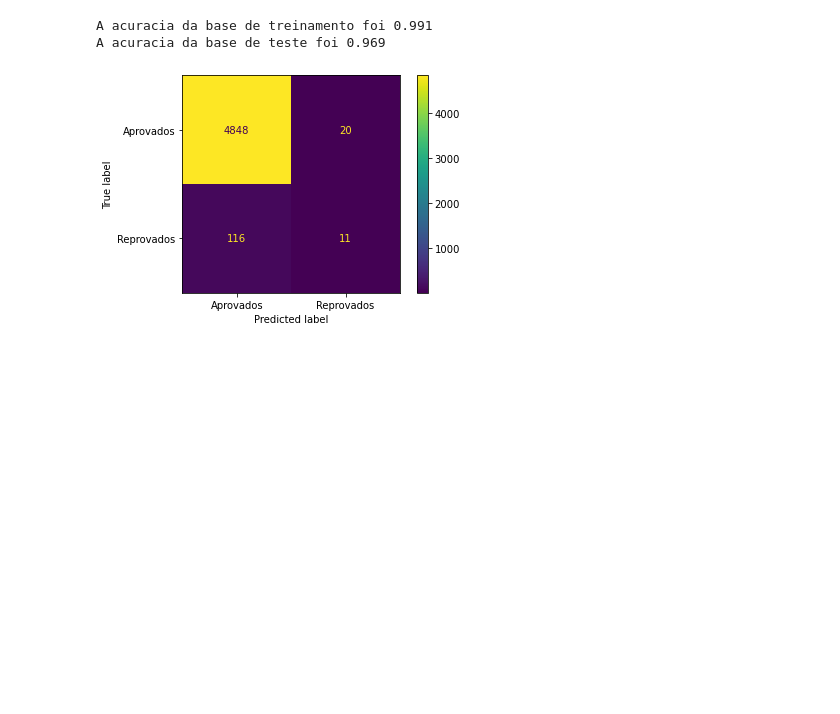
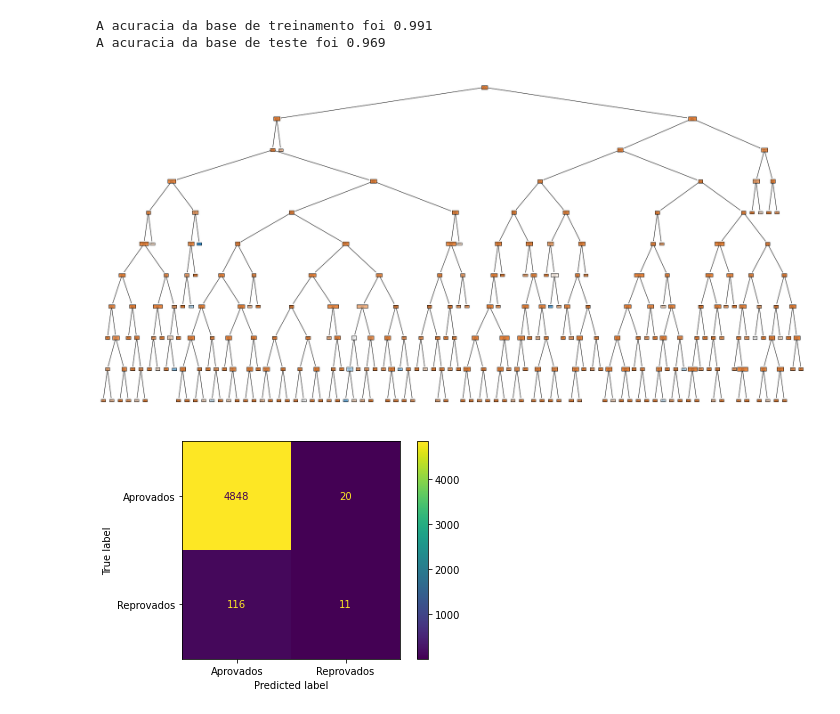
Before and after one commit to MarioECNacimento/ebac_analista_dados, a Jupyter notebook: Pratica_Mod7_EX02.ipynb, the cells around one changed output. Drawn from its saved outputs; the diff is of its cells as text; code cells hidden in the pictures; blank space fills up the shorter version.

```diff
--- a/Pratica_Mod7_EX02.ipynb
+++ b/Pratica_Mod7_EX02.ipynb
@@ -215,8 +218,16 @@ A acuracia da base de teste foi 0.969
 #Use o random_state = 123. Avalie a matriz de classificação. Observe a distribuição da predição -
 #qual a proporção de proponentes foram classificados como 'maus'?
 
-clf = DecisionTreeClassifier(max_depth=10, min_samples_leaf=5, random_state=123)
-clf = clf.fit(X_train,y_train)
+clf_new = DecisionTreeClassifier(max_depth=10, min_samples_leaf=5, random_state=123)
+clf_new = clf_new.fit(X_train,y_train)
+# %%
+plt.figure(figsize=(30,15))
+plot_tree(clf_new,
+          filled=True,
+          class_names=['Aprovados', 'Reprovados'],
+          feature_names=X_train.columns);
+# %% [output]
+[figure, added]
 # %%
 #matriz de confusão do teste
 
```
Also changed, not shown: parts of 6 cells of this notebook.
